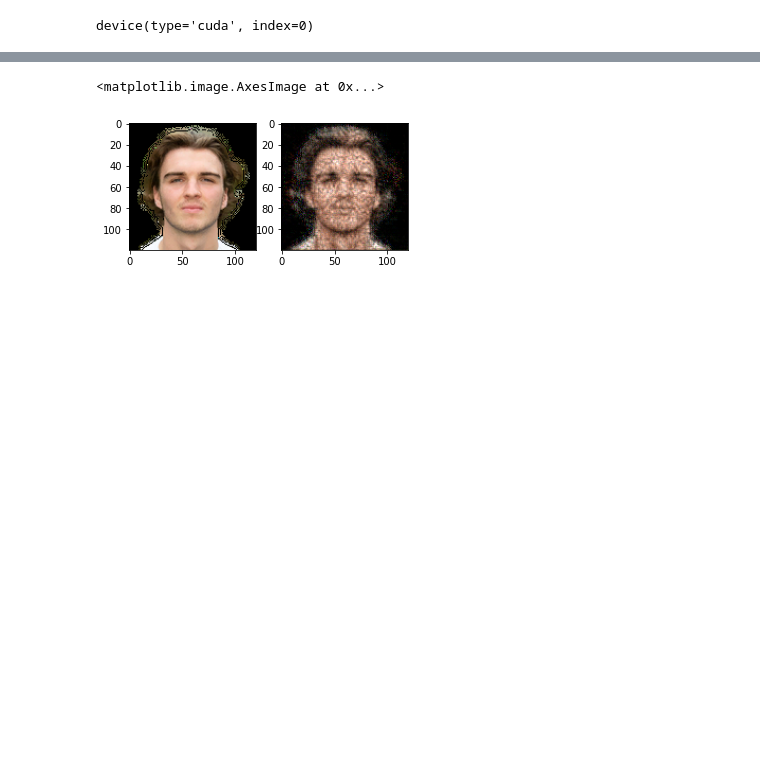
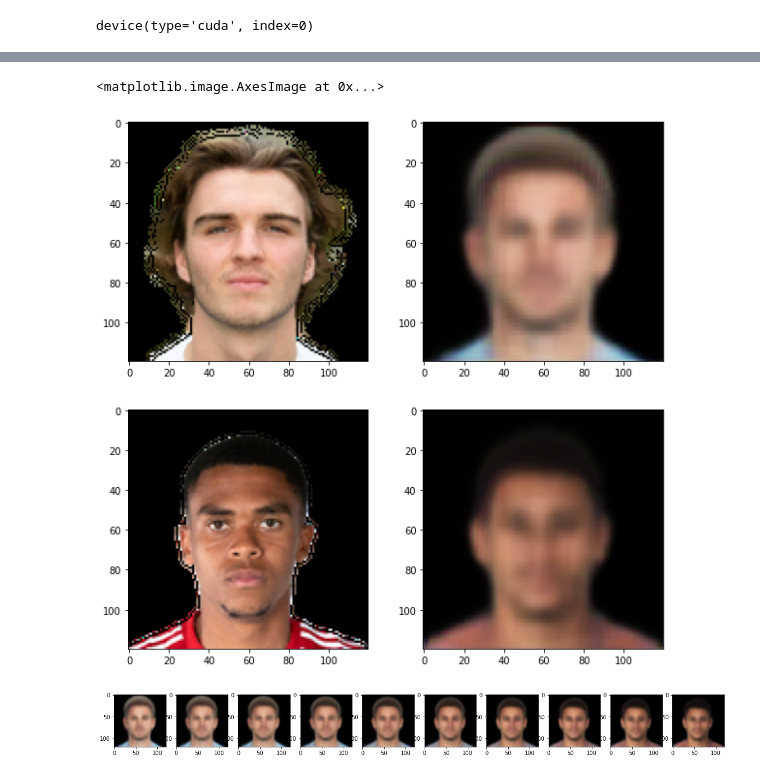
Before and after one commit to vinhng10/Variational-Autoencoder, a Jupyter notebook: test.ipynb, the cells around one changed output, grey strips where cells are left out. Saved outputs shown, nothing was run; the diff lists cells and outputs as text; code cells hidden in the pictures; blank space fills up the shorter version.

Commit message:
Update DVAE model & training loop

```diff
--- a/test.ipynb
+++ b/test.ipynb
@@ -43,7 +40,6 @@ class DVAE(nn.Module):
         self.en_conv = nn.ModuleList([nn.Conv2d(2**i, 2**(i+1), 3, 1, 1) for i in range(5, 8)])
         self.en_conv.insert(0, nn.Conv2d(3, 32, 3, 1, 1))
         self.en_norm = nn.ModuleList([nn.BatchNorm2d(2**i) for i in range(5, 9)])
-        self.pool = nn.MaxPool2d(2, 2, return_indices=256)
         self.squeeze_conv = nn.Conv2d(256, 256, 7)
         self.z_mu = nn.Linear(256, n_latents)
         self.z_logvar = nn.Linear(256, n_latents)
@@ -53,7 +49,6 @@ class DVAE(nn.Module):
         self.de_conv = nn.ModuleList([nn.ConvTranspose2d(2**i, 2**(i-1), 3, 1, 1) for i in range(8, 5, -1)])
         self.de_conv.insert(0, nn.ConvTranspose2d(256, 256, 7))
         self.de_norm = nn.ModuleList([nn.BatchNorm2d(2**i) for i in range(8, 4, -1)])
-        self.unpool = nn.MaxUnpool2d(2, 2)
         self.y_mu = nn.ConvTranspose2d(32, 3, 3, 1, 1)
         self.y_logvar = nn.ConvTranspose2d(32, 3, 3, 1, 1)
 
@@ -68,15 +63,13 @@ class DVAE(nn.Module):
                 z_logvar: log variance of latent variables of shape [batch, n_latents]
                 indices: list of indices returned by maxpool layers
         """
-        indices = []
         for i in range(len(self.en_conv)):
             x = self.en_conv[i](x)
             x = self.en_norm[i](x)
-            x, ind = self.pool(x)
-            indices.append(ind.to(device))
+            x = F.max_pool2d(x, 2, 2)
             x = F.relu(x)
-        x = F.relu(self.squeeze_conv(x).squeeze())
-        return self.z_mu(x), self.z_logvar(x), indices
+        x = F.relu(self.squeeze_conv(x).reshape(x.shape[0], -1))
+        return self.z_mu(x), self.z_logvar(x)
 
     def sample(self, z_mu, z_logvar):
         """ Sample one sample from posterior of latent variable with reparametrization trick.
@@ -90,7 +83,7 @@ class DVAE(nn.Module):
         """
         return z_mu + z_logvar.div(2).exp() * torch.randn_like(z_logvar)
 
-    def decode(self, z, indices):
+    def decode(self, z):
         """ Reconstruct original data from latent representation:
 
             Parameters:
@@ -105,15 +98,15 @@ class DVAE(nn.Module):
         z = self.de_conv[0](z)
         z = self.de_norm[0](z)
         z = F.relu(z)
-        z = self.unpool(z, indices[-1], output_size=torch.Size([z.shape[0], z.shape[1], 15, 15]))
+        z = F.interpolate(z, size=([15, 15]), mode='nearest')
         for i in range(1, len(self.de_conv)):
             z = self.de_conv[i](z)
             z = self.de_norm[i](z)
             z = F.relu(z)
-            z = self.unpool(z, indices[-i-1])
+            z = F.interpolate(z, scale_factor=2)
         m = self.y_mu(z)
         lv = self.min_logvar + F.softplus(self.y_logvar(z) - self.min_logvar)
-        return m, lv
+        return F.sigmoid(m), F.sigmoid(lv)
 
     def forward(self, x):
         """ Forward pass.
@@ -127,10 +120,10 @@ class DVAE(nn.Module):
                 y_mu: mean of reconstructed samples of shape [batch, channels, height, width]
                 y_logvar: log variance of reconstructed samples of shape [batch, channels, height, width]
         """
-        z_mu, z_logvar, indices= self.encode(x)
+        z_mu, z_logvar = self.encode(x)
         z = self.sample(z_mu, z_logvar)
-        y_mu, y_logvar = self.decode(z, indices)
-        return z_mu, z_logvar, y_mu, y_logvar, indices
+        y_mu, y_logvar = self.decode(z)
+        return z_mu, z_logvar, y_mu, y_logvar
 # %%
 def dvae_loss(x, z_mu, z_logvar, y_mu, y_logvar, beta):
     """ Variational autoencoder loss.
@@ -208,14 +204,17 @@ Epoch [1/2], Step [252/253], Loss: -96013.9062
 # %%
-fig, ax = plt.subplots(1, 2, figsize=(5, 5))
+fig, ax = plt.subplots(2, 2, figsize=(10, 10))
 # Choose a sample for comparison:
 num = 12783
 x = torch.stack([images[num], images[num+1]]).to(device)
+#x = images[num].unsqueeze(0).to(device)
 # Show the original sample:
-ax[0].imshow(images[num].detach().numpy().transpose(1, 2, 0))
+ax[0,0].imshow(images[num].detach().numpy().transpose(1, 2, 0))
+ax[1,0].imshow(images[num+1].detach().numpy().transpose(1, 2, 0))
 # Encode & decode the sample:
-z_mu, z_logvar, y_mu, y_logvar, indices = dvae(x)
+z_mu, z_logvar, y_mu, y_logvar = dvae(x)
 # Show the decoded sample:
-ax[1].imshow(y_mu[0].clamp(0, 1).cpu().detach().numpy().transpose(1, 2, 0))
+ax[0,1].imshow(y_mu[0].cpu().detach().numpy().transpose(1, 2, 0))
+ax[1,1].imshow(y_mu[1].cpu().detach().numpy().transpose(1, 2, 0))
 # %% [output]
 <matplotlib.image.AxesImage at 0x...>
-[figure, old version]
+[figure, new version]
@@ -221,0 +234,6 @@ ax[1].imshow(y_mu[0].clamp(0, 1).cpu().detach().numpy().transpose(1, 2, 0))
+# %%
+fig, ax = plt.subplots(1, 10, figsize=(20, 20))
+for i in range(10):
+    ax[i].imshow(y_mu[i].clamp(0, 1).cpu().detach().numpy().transpose(1, 2, 0))
+# %% [output]
+[figure, added]
```
Also changed, not shown: parts of 3 cells of this notebook.
